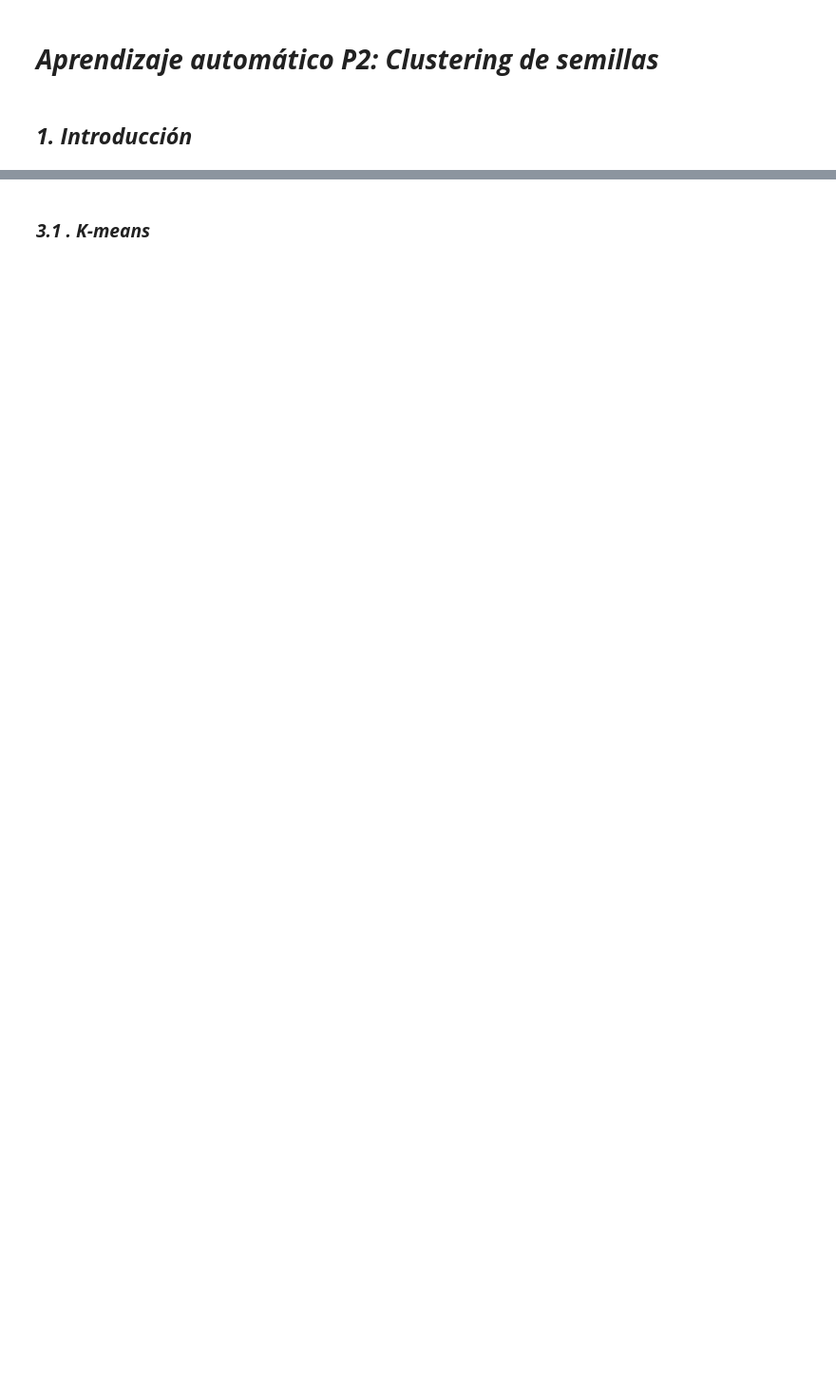
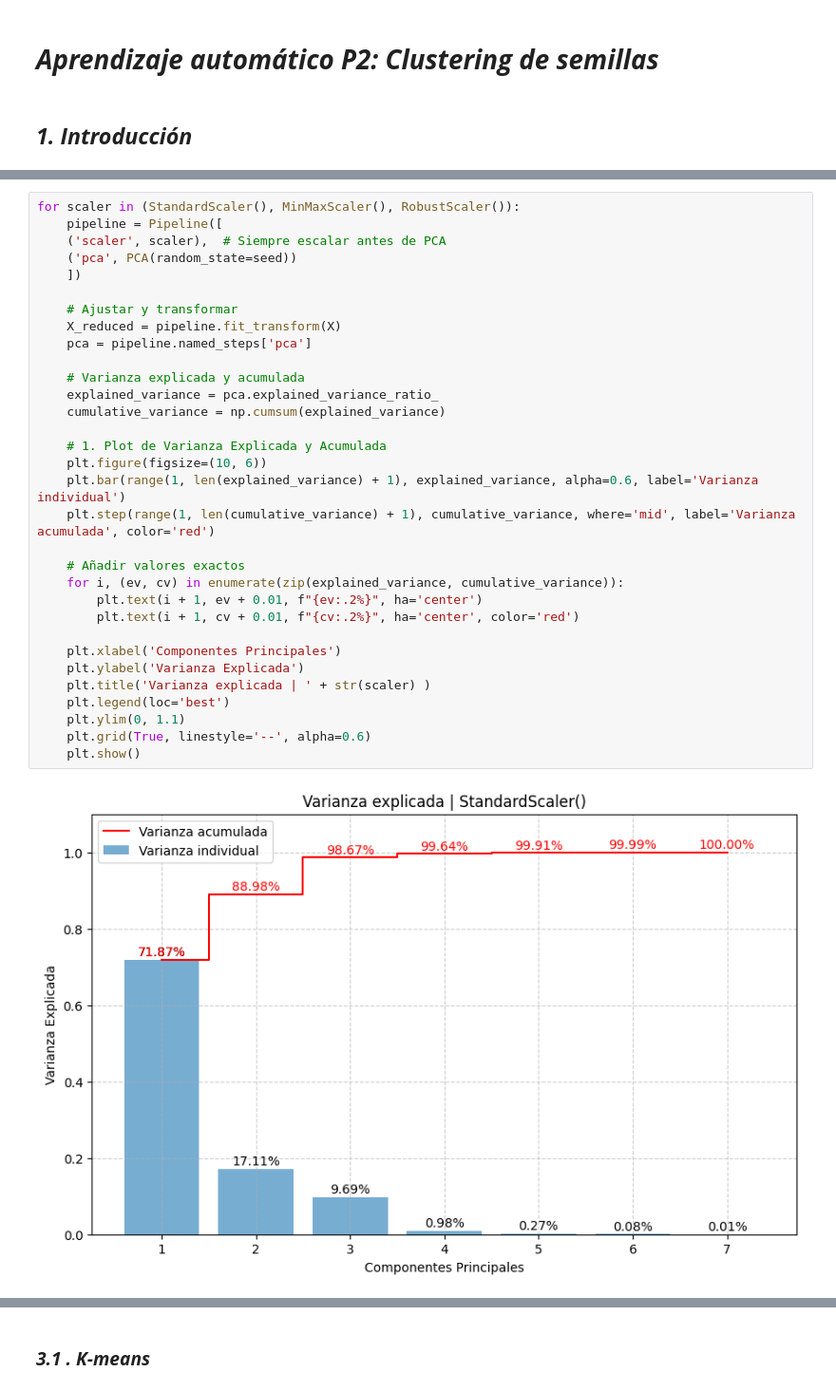
Before and after one commit to 100495991/AA_practica2, a Jupyter notebook: main.ipynb, the cells around one changed output, grey strips where cells are left out. Shown at 95% size. Drawn from its saved outputs; the diff is of its cells as text; blank space fills up the shorter version.

```diff
--- a/main.ipynb
+++ b/main.ipynb
@@ -67,0 +35,34 @@ for scaler in (StandardScaler(), MinMaxScaler(), RobustScaler()):
+# %%
+for scaler in (StandardScaler(), MinMaxScaler(), RobustScaler()):
+    pipeline = Pipeline([
+    ('scaler', scaler),  # Siempre escalar antes de PCA
+    ('pca', PCA(random_state=seed))
+    ])
+
+    # Ajustar y transformar
+    X_reduced = pipeline.fit_transform(X)
+    pca = pipeline.named_steps['pca']
+
+    # Varianza explicada y acumulada
+    explained_variance = pca.explained_variance_ratio_
+    cumulative_variance = np.cumsum(explained_variance)
+
+    # 1. Plot de Varianza Explicada y Acumulada
+    plt.figure(figsize=(10, 6))
+    plt.bar(range(1, len(explained_variance) + 1), explained_variance, alpha=0.6, label='Varianza individual')
+    plt.step(range(1, len(cumulative_variance) + 1), cumulative_variance, where='mid', label='Varianza acumulada', color='red')
+
+    # Añadir valores exactos
+    for i, (ev, cv) in enumerate(zip(explained_variance, cumulative_variance)):
+        plt.text(i + 1, ev + 0.01, f"{ev:.2%}", ha='center')
+        plt.text(i + 1, cv + 0.01, f"{cv:.2%}", ha='center', color='red')
+
+    plt.xlabel('Componentes Principales')
+    plt.ylabel('Varianza Explicada')
+    plt.title('Varianza explicada | ' + str(scaler) )
+    plt.legend(loc='best')
+    plt.ylim(0, 1.1)
+    plt.grid(True, linestyle='--', alpha=0.6)
+    plt.show()
+# %% [output]
+[figure, added]
```
Also changed, not shown: parts of 48 cells of this notebook.
